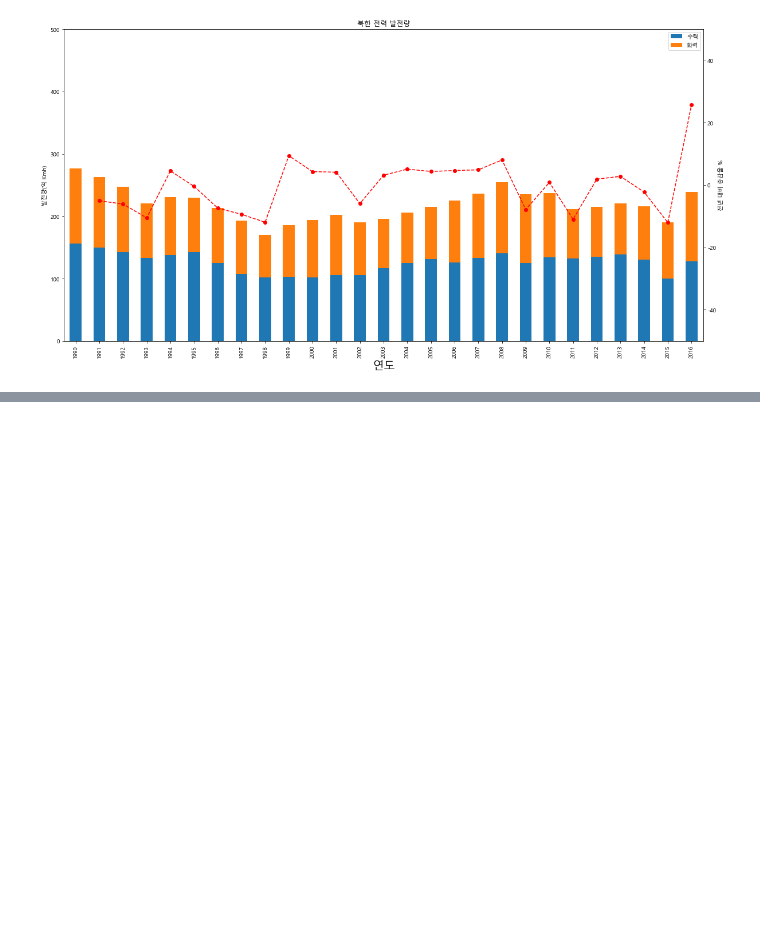
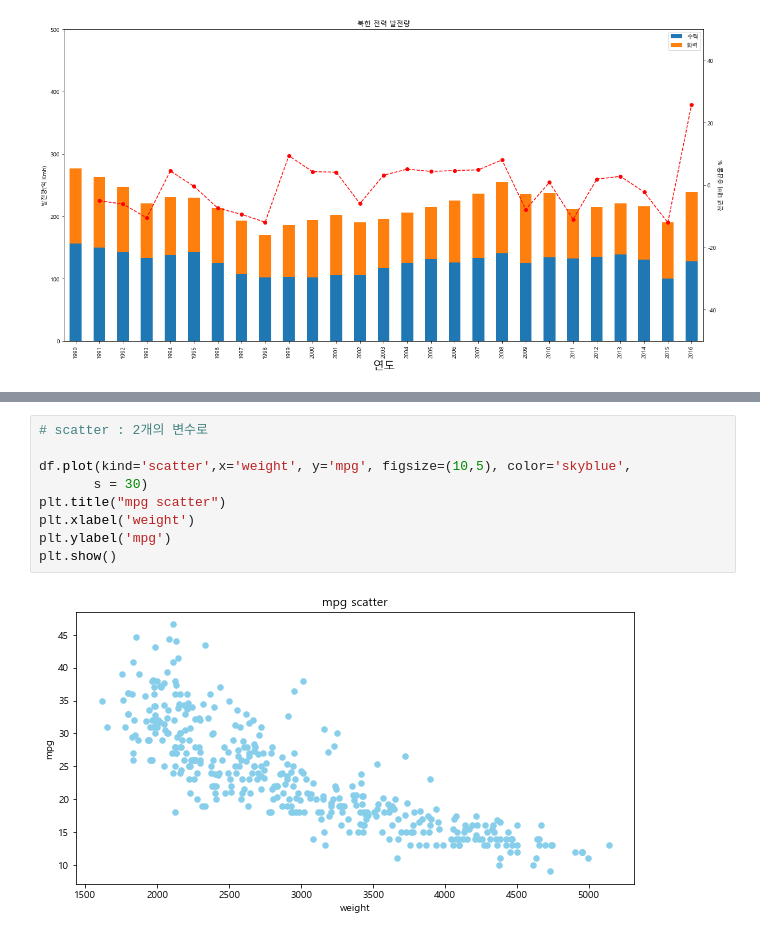
Before and after one commit to euichan96/python_basic, a Jupyter notebook: python_pandas/matplotlib.ipynb, the cells around one changed output, grey strips where cells are left out. Cells and saved outputs as stored; diff of their text form; blank space fills up the shorter version.

```diff
--- a/python_pandas/matplotlib.ipynb
+++ b/python_pandas/matplotlib.ipynb
@@ -507,0 +520,11 @@ plt.show()
+# %%
+# scatter : 2개의 변수로
+
+df.plot(kind='scatter',x='weight', y='mpg', figsize=(10,5), color='skyblue',
+       s = 30)
+plt.title("mpg scatter")
+plt.xlabel('weight')
+plt.ylabel('mpg')
+plt.show()
+# %% [output]
+[figure, added]
```
Also changed, not shown: parts of 5 cells of this notebook, 5 other files.
